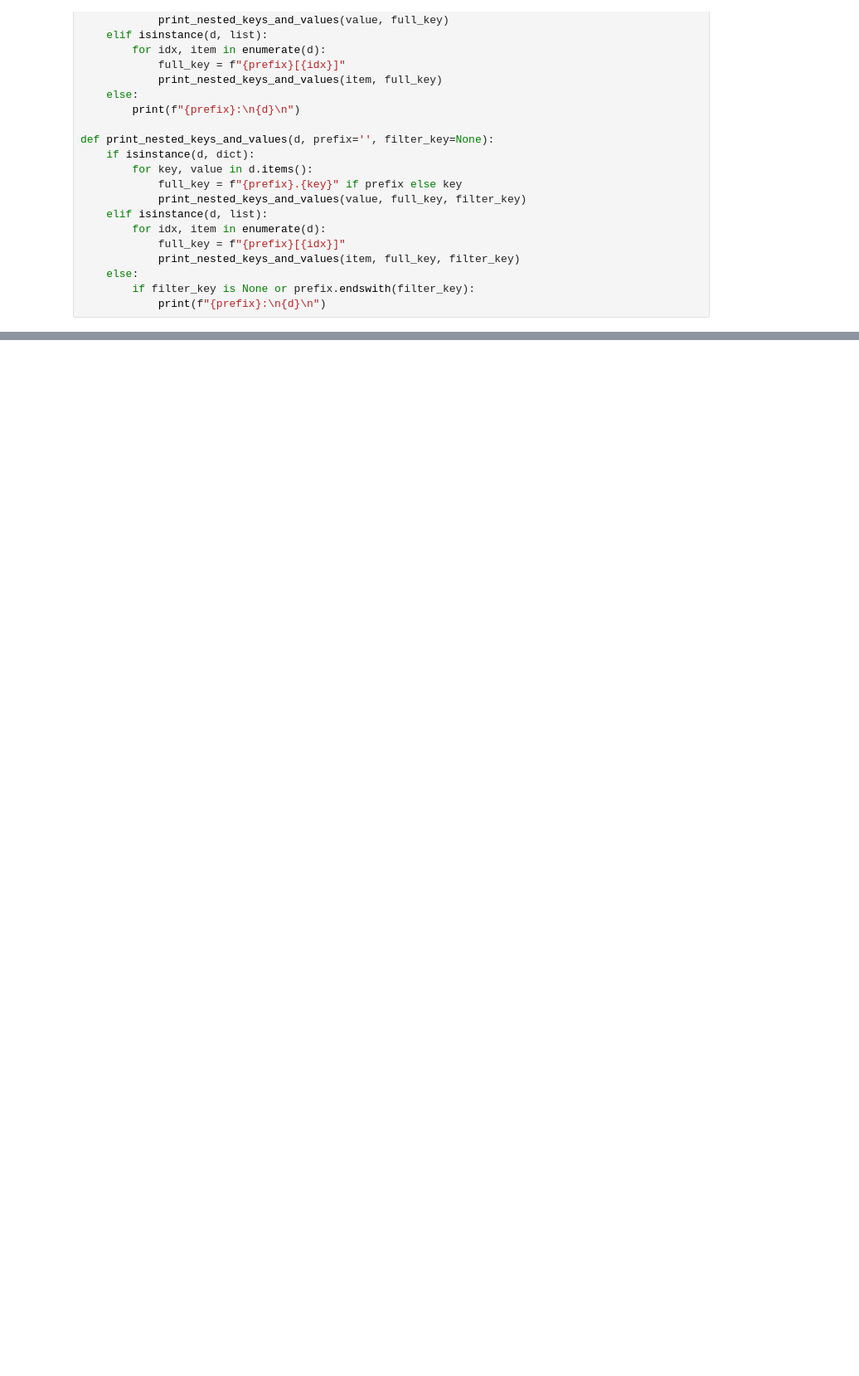
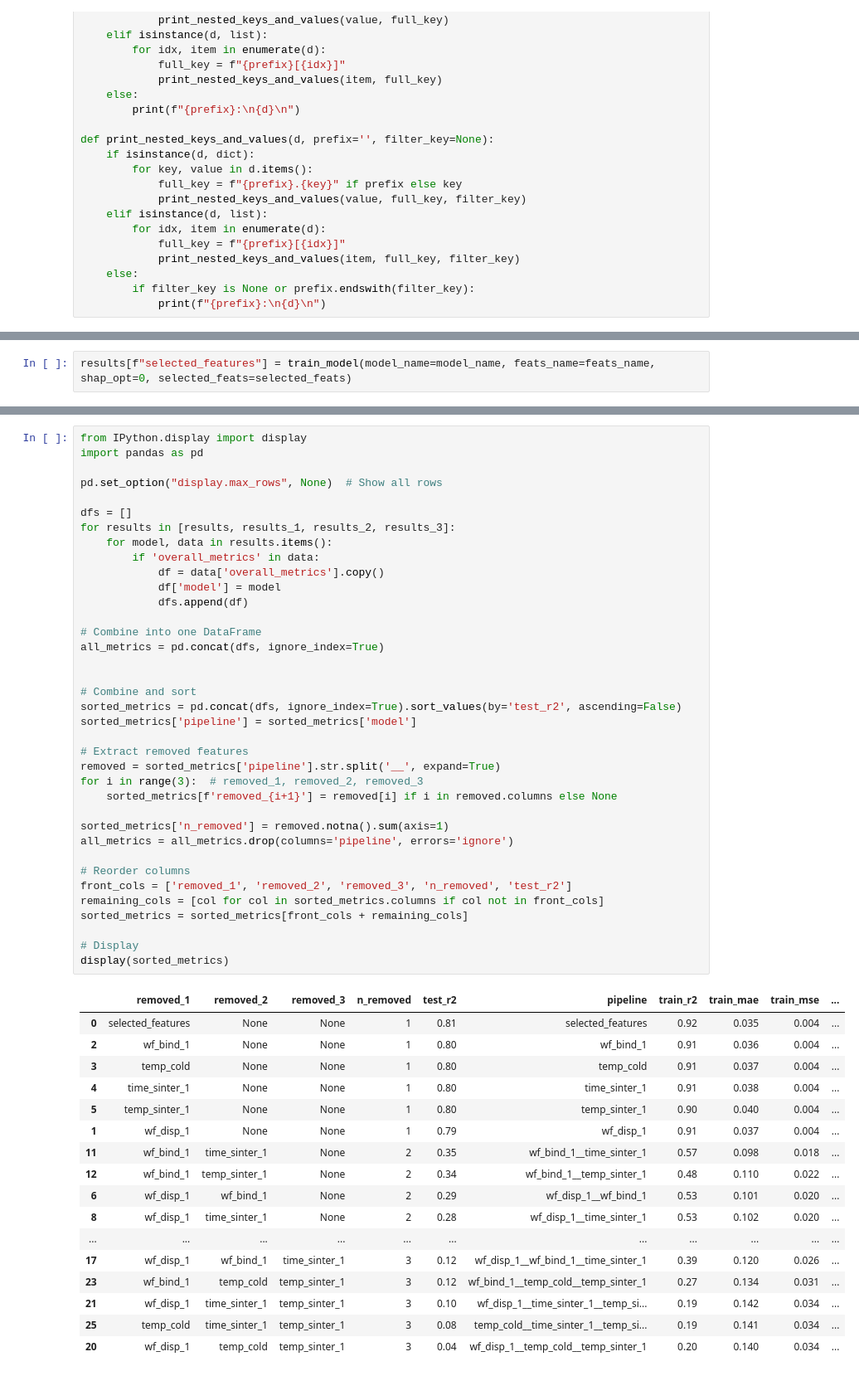
Before and after one commit to Bessagg/FreezeCastingPredict, a Jupyter notebook: ablation.ipynb, the cells around one changed output, grey strips where cells are left out. Shown at 83% size. Cells and saved outputs as stored; diff of their text form; blank space fills up the shorter version.

```diff
--- a/ablation.ipynb
+++ b/ablation.ipynb
@@ -53,0 +58,2 @@ selected_feats = all_feats.copy()
+# %%
+results[f"selected_features"] = train_model(model_name=model_name, feats_name=feats_name, shap_opt=0, selected_feats=selected_feats)
@@ -175,0 +232,55 @@ display(sorted_metrics)
+# %%
+from IPython.display import display
+import pandas as pd
+
+pd.set_option("display.max_rows", None)  # Show all rows
+
+dfs = []
+for results in [results, results_1, results_2, results_3]:
+    for model, data in results.items():
+        if 'overall_metrics' in data:
+            df = data['overall_metrics'].copy()
+            df['model'] = model
+            dfs.append(df)
+
+# Combine into one DataFrame
+all_metrics = pd.concat(dfs, ignore_index=True)
+
+
+# Combine and sort
+sorted_metrics = pd.concat(dfs, ignore_index=True).sort_values(by='test_r2', ascending=False)
+sorted_metrics['pipeline'] = sorted_metrics['model']
+
+# Extract removed features
+removed = sorted_metrics['pipeline'].str.split('__', expand=True)
+for i in range(3):  # removed_1, removed_2, removed_3
+    sorted_metrics[f'removed_{i+1}'] = removed[i] if i in removed.columns else None
+
+sorted_metrics['n_removed'] = removed.notna().sum(axis=1)
+all_metrics = all_metrics.drop(columns='pipeline', errors='ignore')
+
+# Reorder columns
+front_cols = ['removed_1', 'removed_2', 'removed_3', 'n_removed', 'test_r2']
+remaining_cols = [col for col in sorted_metrics.columns if col not in front_cols]
+sorted_metrics = sorted_metrics[front_cols + remaining_cols]
+
+# Display
+display(sorted_metrics)
+# %% [output]
+|  | removed_1 | removed_2 | removed_3 | n_removed | test_r2 | pipeline | train_r2 | train_mae | train_mse | ... |
+| 0 | selected_features | None | None | 1 | 0.81 | selected_features | 0.92 | 0.035 | 0.004 | ... |
+| 2 | wf_bind_1 | None | None | 1 | 0.80 | wf_bind_1 | 0.91 | 0.036 | 0.004 | ... |
+| 3 | temp_cold | None | None | 1 | 0.80 | temp_cold | 0.91 | 0.037 | 0.004 | ... |
+| 4 | time_sinter_1 | None | None | 1 | 0.80 | time_sinter_1 | 0.91 | 0.038 | 0.004 | ... |
+| 5 | temp_sinter_1 | None | None | 1 | 0.80 | temp_sinter_1 | 0.90 | 0.040 | 0.004 | ... |
+| 1 | wf_disp_1 | None | None | 1 | 0.79 | wf_disp_1 | 0.91 | 0.037 | 0.004 | ... |
+| 11 | wf_bind_1 | time_sinter_1 | None | 2 | 0.35 | wf_bind_1__time_sinter_1 | 0.57 | 0.098 | 0.018 | ... |
+| 12 | wf_bind_1 | temp_sinter_1 | None | 2 | 0.34 | wf_bind_1__temp_sinter_1 | 0.48 | 0.110 | 0.022 | ... |
+| 6 | wf_disp_1 | wf_bind_1 | None | 2 | 0.29 | wf_disp_1__wf_bind_1 | 0.53 | 0.101 | 0.020 | ... |
+| 8 | wf_disp_1 | time_sinter_1 | None | 2 | 0.28 | wf_disp_1__time_sinter_1 | 0.53 | 0.102 | 0.020 | ... |
+| ... | ... | ... | ... | ... | ... | ... | ... | ... | ... | ... |
+| 17 | wf_disp_1 | wf_bind_1 | time_sinter_1 | 3 | 0.12 | wf_disp_1__wf_bind_1__time_sinter_1 | 0.39 | 0.120 | 0.026 | ... |
+| 23 | wf_bind_1 | temp_cold | temp_sinter_1 | 3 | 0.12 | wf_bind_1__temp_cold__temp_sinter_1 | 0.27 | 0.134 | 0.031 | ... |
+| 21 | wf_disp_1 | time_sinter_1 | temp_sinter_1 | 3 | 0.10 | wf_disp_1__time_sinter_1__temp_si... | 0.19 | 0.142 | 0.034 | ... |
+| 25 | temp_cold | time_sinter_1 | temp_sinter_1 | 3 | 0.08 | temp_cold__time_sinter_1__temp_si... | 0.19 | 0.141 | 0.034 | ... |
+| 20 | wf_disp_1 | temp_cold | temp_sinter_1 | 3 | 0.04 | wf_disp_1__temp_cold__temp_sinter_1 | 0.20 | 0.140 | 0.034 | ... |
```
Also changed, not shown: parts of 15 cells of this notebook, 8 other files.
